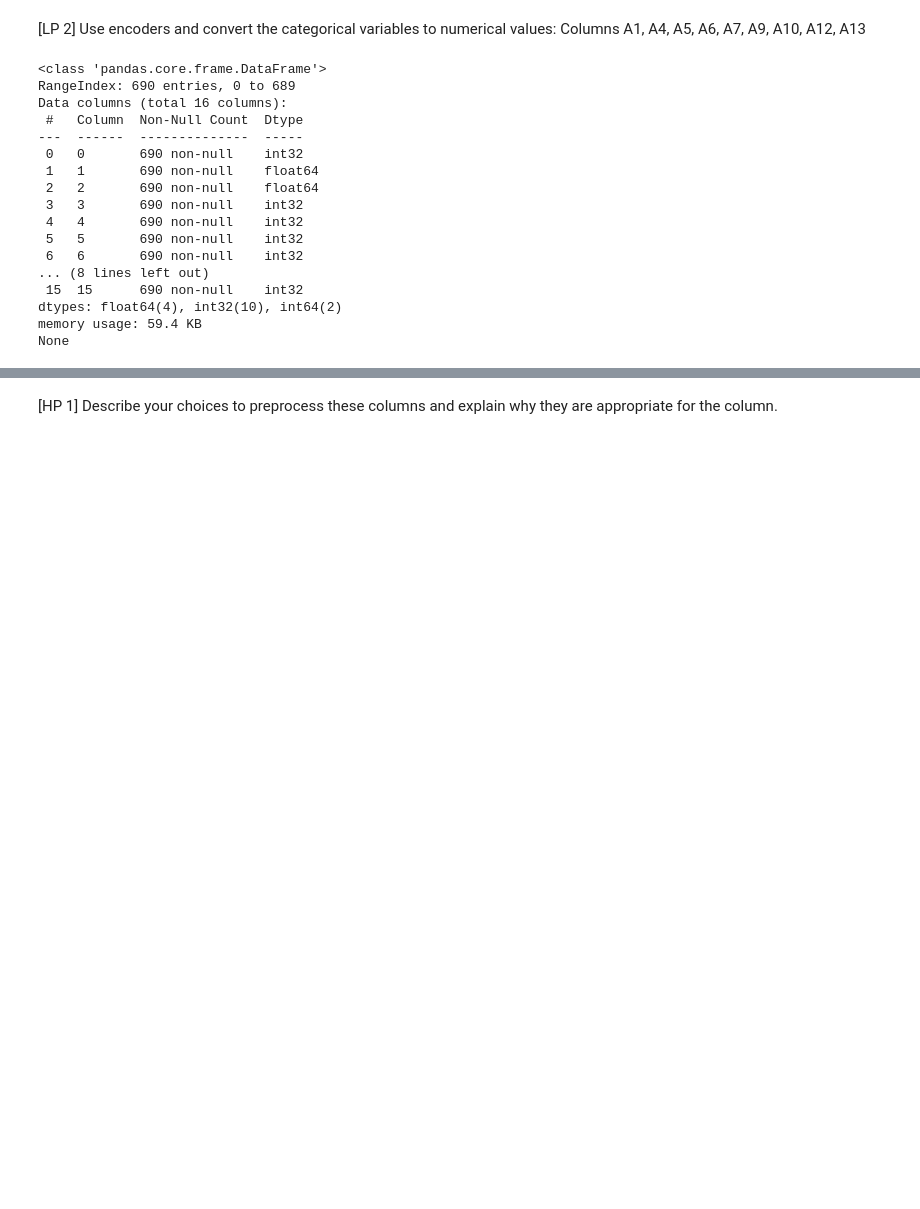
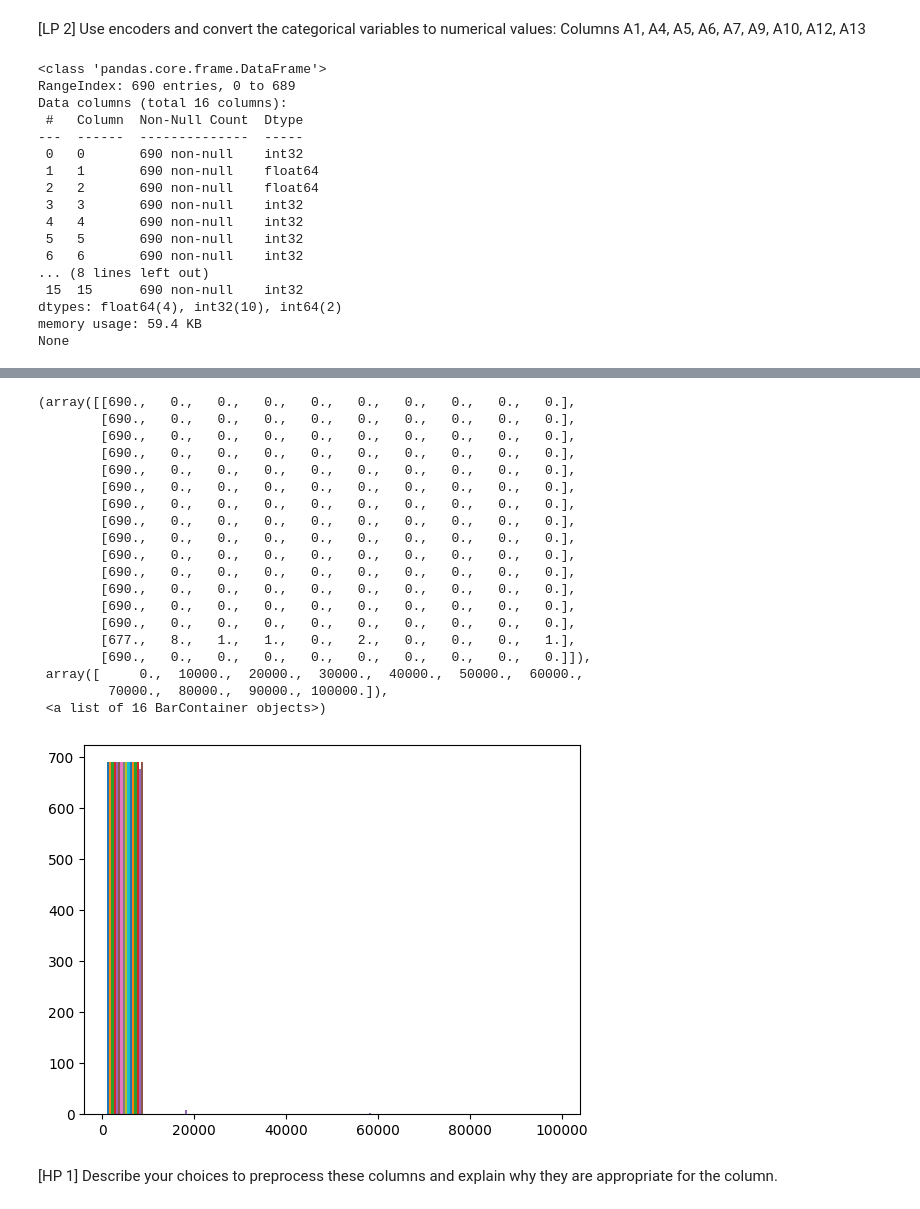
Before and after one commit to ankitajaswal/Cmpe255, a Jupyter notebook: HW1/HW1 Part 1.ipynb, the cells around one changed output, grey strips where cells are left out. Saved outputs shown, nothing was run; the diff lists cells and outputs as text; code cells hidden in the pictures; blank space fills up the shorter version.

```diff
--- a/HW1/HW1 Part 1.ipynb
+++ b/HW1/HW1 Part 1.ipynb
@@ -326,3 +356,26 @@ df.head(15)
+# %%
+plt.hist(df)
+# %% [output]
+(array([[690.,   0.,   0.,   0.,   0.,   0.,   0.,   0.,   0.,   0.],
+        [690.,   0.,   0.,   0.,   0.,   0.,   0.,   0.,   0.,   0.],
+        [690.,   0.,   0.,   0.,   0.,   0.,   0.,   0.,   0.,   0.],
+        [690.,   0.,   0.,   0.,   0.,   0.,   0.,   0.,   0.,   0.],
+        [690.,   0.,   0.,   0.,   0.,   0.,   0.,   0.,   0.,   0.],
+        [690.,   0.,   0.,   0.,   0.,   0.,   0.,   0.,   0.,   0.],
+        [690.,   0.,   0.,   0.,   0.,   0.,   0.,   0.,   0.,   0.],
+        [690.,   0.,   0.,   0.,   0.,   0.,   0.,   0.,   0.,   0.],
+        [690.,   0.,   0.,   0.,   0.,   0.,   0.,   0.,   0.,   0.],
+        [690.,   0.,   0.,   0.,   0.,   0.,   0.,   0.,   0.,   0.],
+        [690.,   0.,   0.,   0.,   0.,   0.,   0.,   0.,   0.,   0.],
+        [690.,   0.,   0.,   0.,   0.,   0.,   0.,   0.,   0.,   0.],
+        [690.,   0.,   0.,   0.,   0.,   0.,   0.,   0.,   0.,   0.],
+        [690.,   0.,   0.,   0.,   0.,   0.,   0.,   0.,   0.,   0.],
+        [677.,   8.,   1.,   1.,   0.,   2.,   0.,   0.,   0.,   1.],
+        [690.,   0.,   0.,   0.,   0.,   0.,   0.,   0.,   0.,   0.]]),
+ array([     0.,  10000.,  20000.,  30000.,  40000.,  50000.,  60000.,
+         70000.,  80000.,  90000., 100000.]),
+ <a list of 16 BarContainer objects>)
+[figure, added]
 # %% [markdown]
 [HP 1] Describe your choices to preprocess these columns and explain why they are appropriate for the column.
 # %% [markdown]
```
Also changed, not shown: parts of 13 cells of this notebook, 1 other file.
